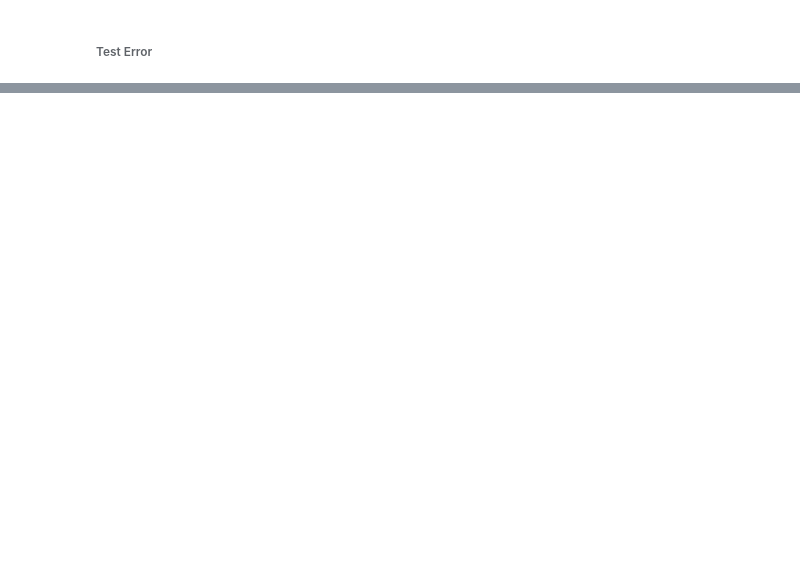
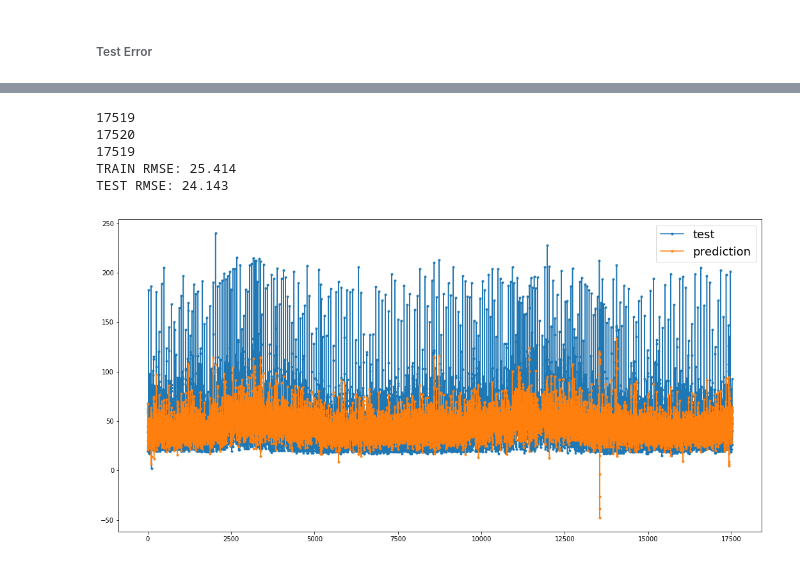
Before and after one commit to k2703/SETS, a Jupyter notebook: forecast-service/Forecast.ipynb, the cells around one changed output, grey strips where cells are left out. Cells and saved outputs as stored; diff of their text form; code cells hidden in the pictures; blank space fills up the shorter version.

```diff
--- a/forecast-service/Forecast.ipynb
+++ b/forecast-service/Forecast.ipynb
@@ -302,0 +377,23 @@ len(train_predictions)
+# %%
+print(len(raw_scaled))
+print(len(raw_values))
+print(len(raw_predictions))
+rmse = sqrt(mean_squared_error(raw_values[1:][:n_train], raw_predictions[:n_train]))
+print('TRAIN RMSE: %.3f' % rmse)
+
+rmse = sqrt(mean_squared_error(raw_values[1:][n_train:n_train+n_test], raw_predictions[n_train:n_train+n_test]))
+print('TEST RMSE: %.3f' % rmse)
+t = 3
+a=14000
+b=17500
+plt.plot(list(raw_values[1:]),'.-')
+plt.plot(list(raw_predictions[:-1]),'.-')
+plt.gca().legend(('test','prediction'), prop={'size': 18})
+plt.show()
+# %% [output]
+17519
+17520
+17519
+TRAIN RMSE: 25.414
+TEST RMSE: 24.143
+[figure, added]
```
Also changed, not shown: parts of 36 cells of this notebook.
